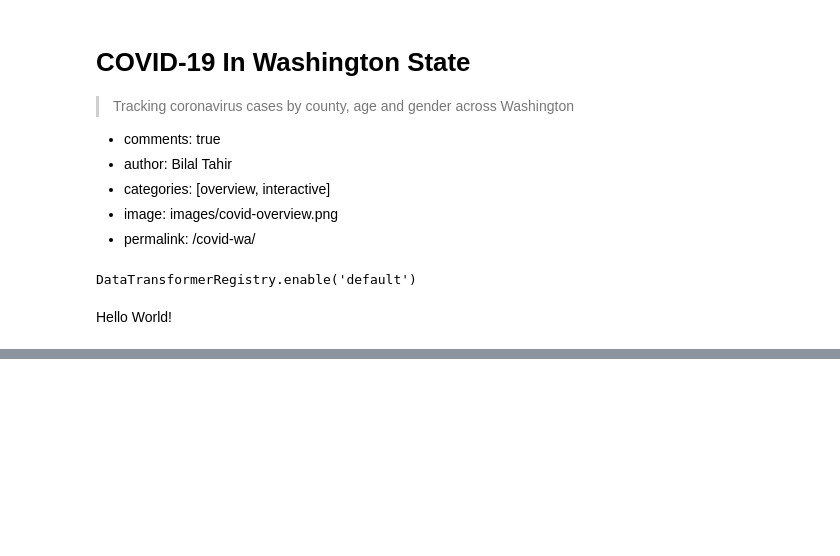
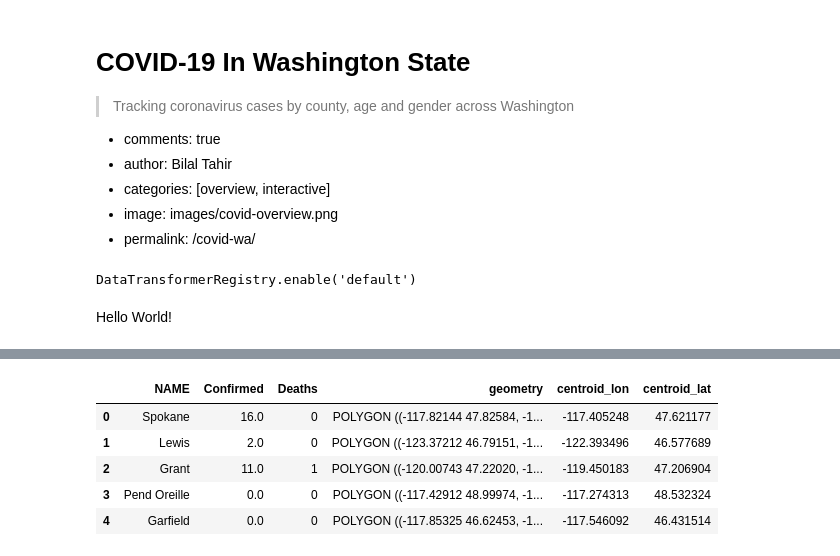
Before and after one commit to btahir/covid_dz, a Jupyter notebook: _notebooks/2020-03-21-covid-wa.ipynb, the cells around one changed output, grey strips where cells are left out. Cells and saved outputs as stored; diff of their text form; code cells hidden in the pictures; blank space fills up the shorter version.

```diff
--- a/_notebooks/2020-03-21-covid-wa.ipynb
+++ b/_notebooks/2020-03-21-covid-wa.ipynb
@@ -51,14 +41,0 @@ df.head(30)
-# %%
-#hide
-dcols = cols[cols.str.match(pat='\d+\/\d+\/\d+', case=False)]
-rcols = cols[~cols.isin(dcols)]
-df = pd.melt(confirmed_df,
-             id_vars=rcols, value_vars=dcols,
-             var_name='date',
-             value_name='confirmed_count')
-df.columns = df.columns.str.lower().str.replace('/','_')
-df['date'] = pd.to_datetime(df['date'])
-df = df.astype({'province_state': 'str','country_region':str})
-
-#clean
-df.loc[df.province_state.isna(),'province_state'] = ''
@@ -171,0 +53,8 @@ def to_altair_datetime(dt):
+# %%
+#hide
+geo_df = counties_geo.merge(df, left_on='NAME', right_on='County', how='left')
+geo_df = geo_df[geo_df.geometry != None]
+geo_df = geo_df[['NAME', 'Confirmed', 'Deaths', 'geometry']]
+# geo_df["Confirmed"] = pd.to_numeric(geo_df["Confirmed"], downcast='integer')
+geo_df = geo_df.fillna(0)
+geo_df.head()
@@ -171,0 +68,7 @@ def to_altair_datetime(dt):
+# %%
+#hide
+# convert to geopandas dataframe
+gdf = gpd.GeoDataFrame(
+    geo_df, geometry=geo_df['geometry'])
+
+gdf.head()
@@ -171,0 +82,12 @@ def to_altair_datetime(dt):
+# %%
+#hide
+gdf['centroid_lon'] = gdf['geometry'].centroid.x
+gdf['centroid_lat'] = gdf['geometry'].centroid.y
+gdf.head()
+# %% [output]
+|  | NAME | Confirmed | Deaths | geometry | centroid_lon | centroid_lat |
+| 0 | Spokane | 16.0 | 0 | POLYGON ((-117.82144 47.82584, -1... | -117.405248 | 47.621177 |
+| 1 | Lewis | 2.0 | 0 | POLYGON ((-123.37212 46.79151, -1... | -122.393496 | 46.577689 |
+| 2 | Grant | 11.0 | 1 | POLYGON ((-120.00743 47.22020, -1... | -119.450183 | 47.206904 |
+| 3 | Pend Oreille | 0.0 | 0 | POLYGON ((-117.42912 48.99974, -1... | -117.274313 | 48.532324 |
+| 4 | Garfield | 0.0 | 0 | POLYGON ((-117.85325 46.62453, -1... | -117.546092 | 46.431514 |
```
Also changed, not shown: parts of 10 cells of this notebook, 5 other files.
